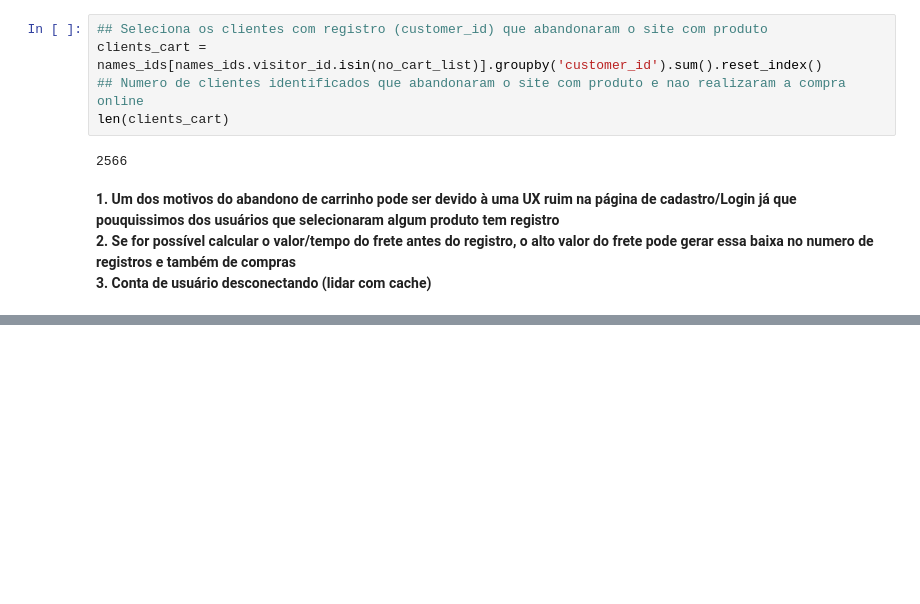
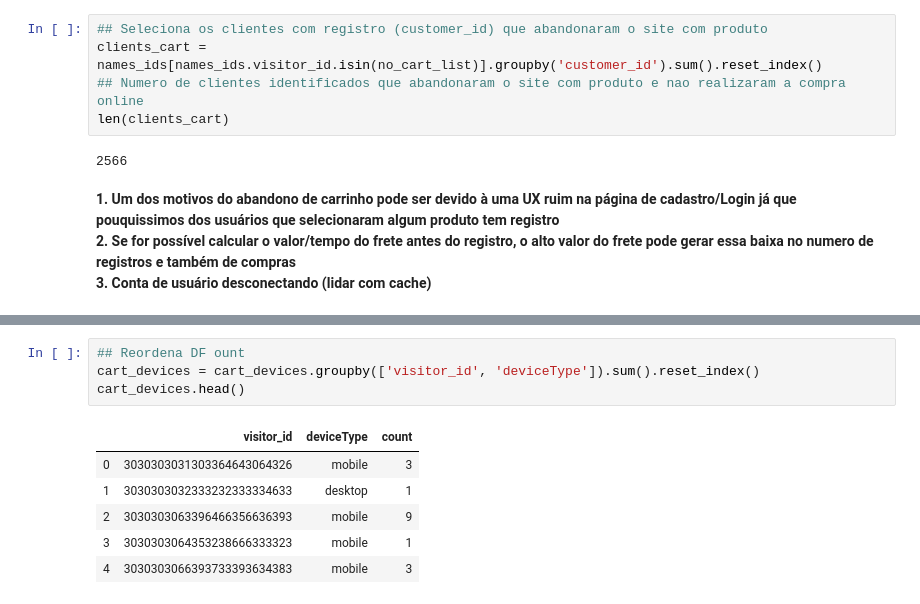
Before and after one commit to vinicvaz/Linx-DataAnalysis, a Jupyter notebook: PageViews.ipynb, the cells around one changed output, grey strips where cells are left out. Cells and saved outputs as stored; diff of their text form; blank space fills up the shorter version.

```diff
--- a/PageViews.ipynb
+++ b/PageViews.ipynb
@@ -350,0 +386,11 @@ len(clients_cart)
+# %%
+## Reordena DF ount
+cart_devices = cart_devices.groupby(['visitor_id', 'deviceType']).sum().reset_index()
+cart_devices.head()
+# %% [output]
+|  | visitor_id | deviceType | count |
+| 0 | 3030303031303364643064326 | mobile | 3 |
+| 1 | 3030303032333232333334633 | desktop | 1 |
+| 2 | 3030303063396466356636393 | mobile | 9 |
+| 3 | 3030303064353238666333323 | mobile | 1 |
+| 4 | 3030303066393733393634383 | mobile | 3 |
```
Also changed, not shown: parts of 22 cells of this notebook, 2 other files.
